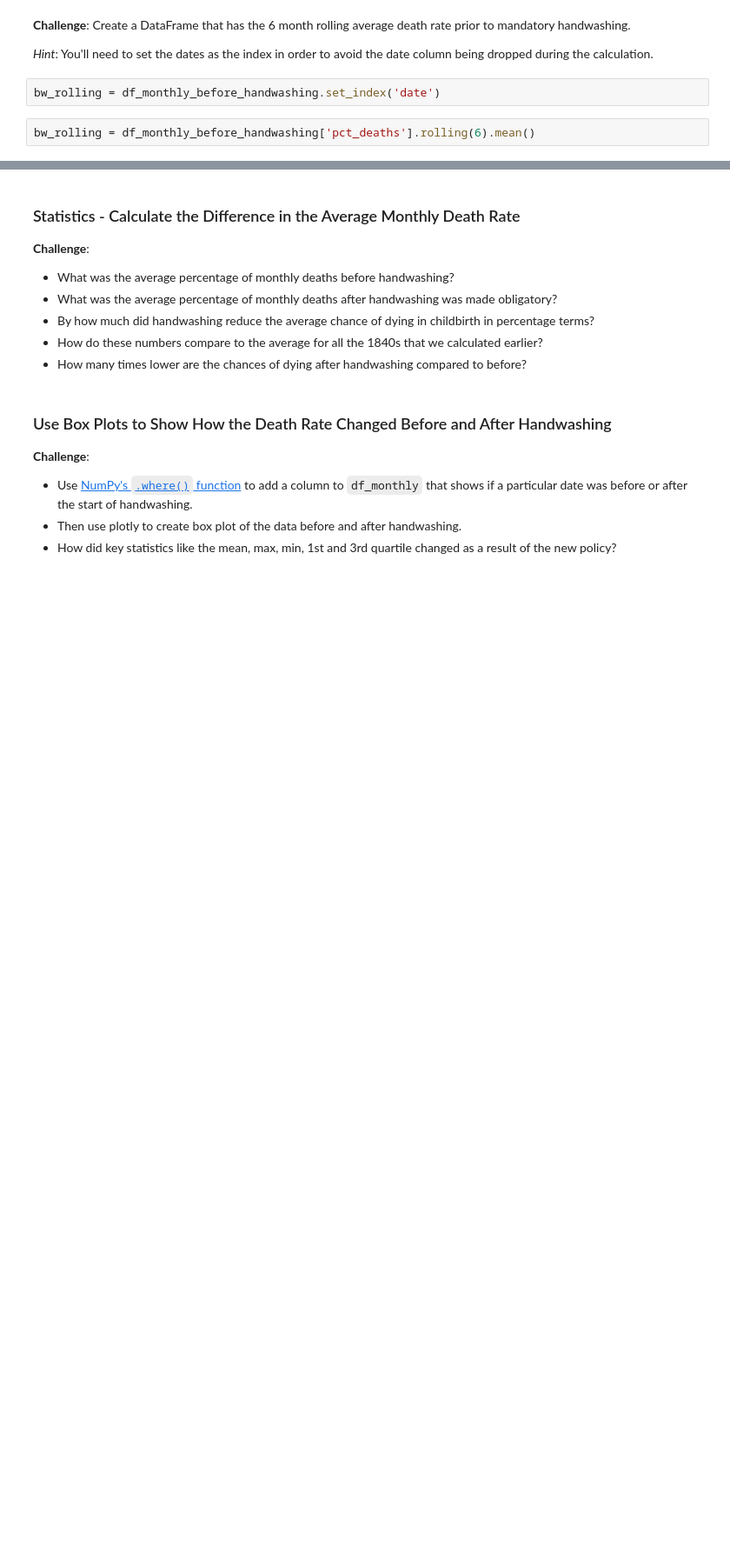
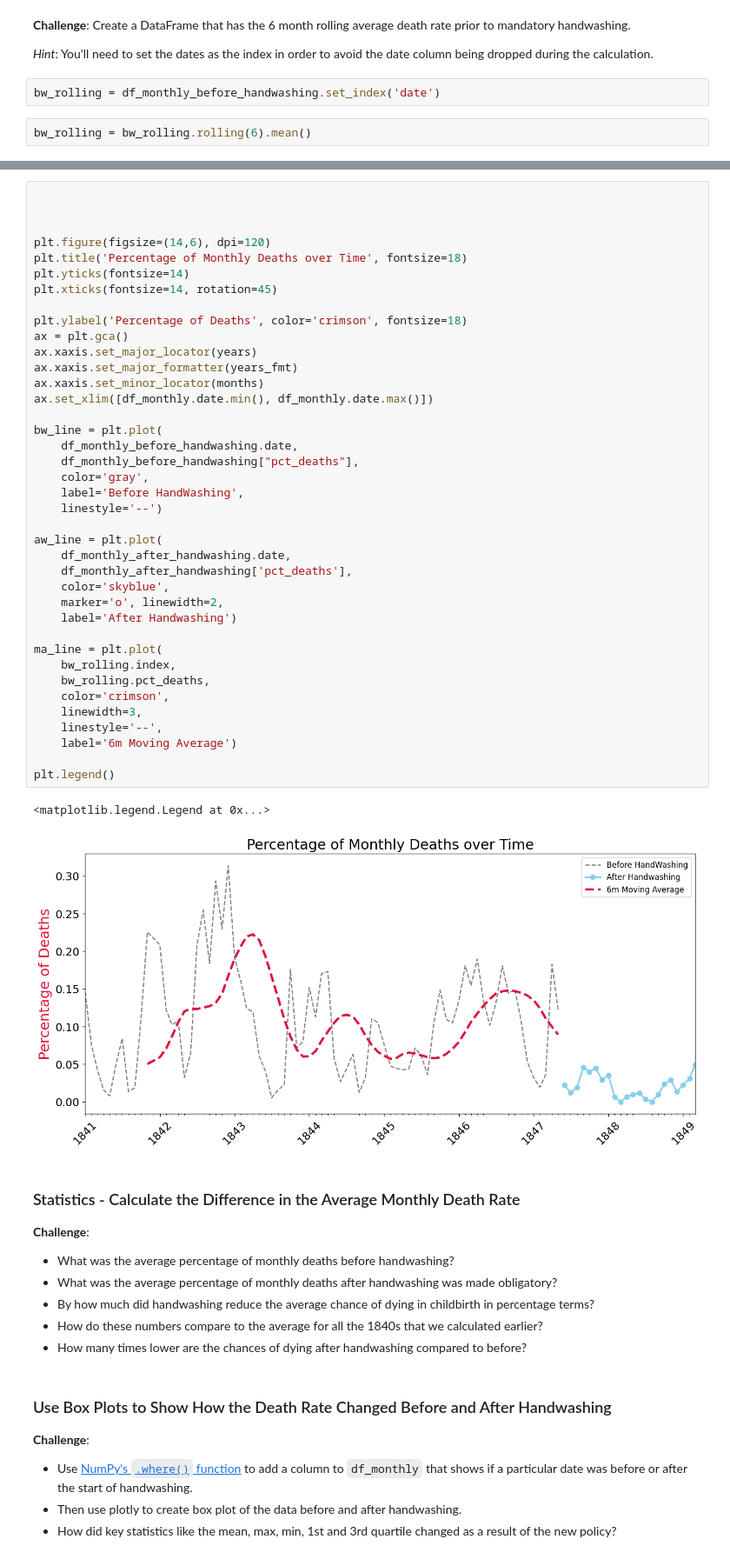
Before and after one commit to Xor01/Semmelweis-Death-Analysis, a Jupyter notebook: Dr_Semmelweis_Handwashing_Discovery.ipynb, the cells around one changed output, grey strips where cells are left out. Shown: that part at 87% size. Saved outputs shown, nothing was run; the diff lists cells and outputs as text; blank space fills up the shorter version.

Commit message:
create Percentage of Monthly Deaths over Time chart

```diff
--- a/Dr_Semmelweis_Handwashing_Discovery.ipynb
+++ b/Dr_Semmelweis_Handwashing_Discovery.ipynb
@@ -302,7 +302,7 @@ Average death rate AFTER 1847 was 2.15%
 # %%
 bw_rolling = df_monthly_before_handwashing.set_index('date')
 # %%
-bw_rolling = df_monthly_before_handwashing['pct_deaths'].rolling(6).mean()
+bw_rolling = bw_rolling.rolling(6).mean()
 # %% [markdown]
 ### Highlighting Subsections of a Line Chart
 
@@ -315,6 +315,48 @@ bw_rolling = df_monthly_before_handwashing['pct_deaths'].rolling(6).mean()
 * Show the moving average as a thicker, crimon line.
 * Show the rate after handwashing as a skyblue line with round markers.
 * Look at the [code snippet in the documentation to see how you can add a legend](https://matplotlib.org/3.1.1/api/_as_gen/matplotlib.pyplot.legend.html) to the chart.
+# %%
+
+
+
+plt.figure(figsize=(14,6), dpi=120)
+plt.title('Percentage of Monthly Deaths over Time', fontsize=18)
+plt.yticks(fontsize=14)
+plt.xticks(fontsize=14, rotation=45)
+
+plt.ylabel('Percentage of Deaths', color='crimson', fontsize=18)
+ax = plt.gca()
+ax.xaxis.set_major_locator(years)
+ax.xaxis.set_major_formatter(years_fmt)
+ax.xaxis.set_minor_locator(months)
+ax.set_xlim([df_monthly.date.min(), df_monthly.date.max()])
+
+bw_line = plt.plot(
+    df_monthly_before_handwashing.date,
+    df_monthly_before_handwashing["pct_deaths"],
+    color='gray',
+    label='Before HandWashing',
+    linestyle='--')
+
+aw_line = plt.plot(
+    df_monthly_after_handwashing.date,
+    df_monthly_after_handwashing['pct_deaths'],
+    color='skyblue',
+    marker='o', linewidth=2,
+    label='After Handwashing')
+
+ma_line = plt.plot(
+    bw_rolling.index,
+    bw_rolling.pct_deaths,
+    color='crimson',
+    linewidth=3,
+    linestyle='--',
+    label='6m Moving Average')
+
+plt.legend()
+# %% [output]
+<matplotlib.legend.Legend at 0x...>
+[figure, added]
 # %% [markdown]
 ### Statistics - Calculate the Difference in the Average Monthly Death Rate
 
```
